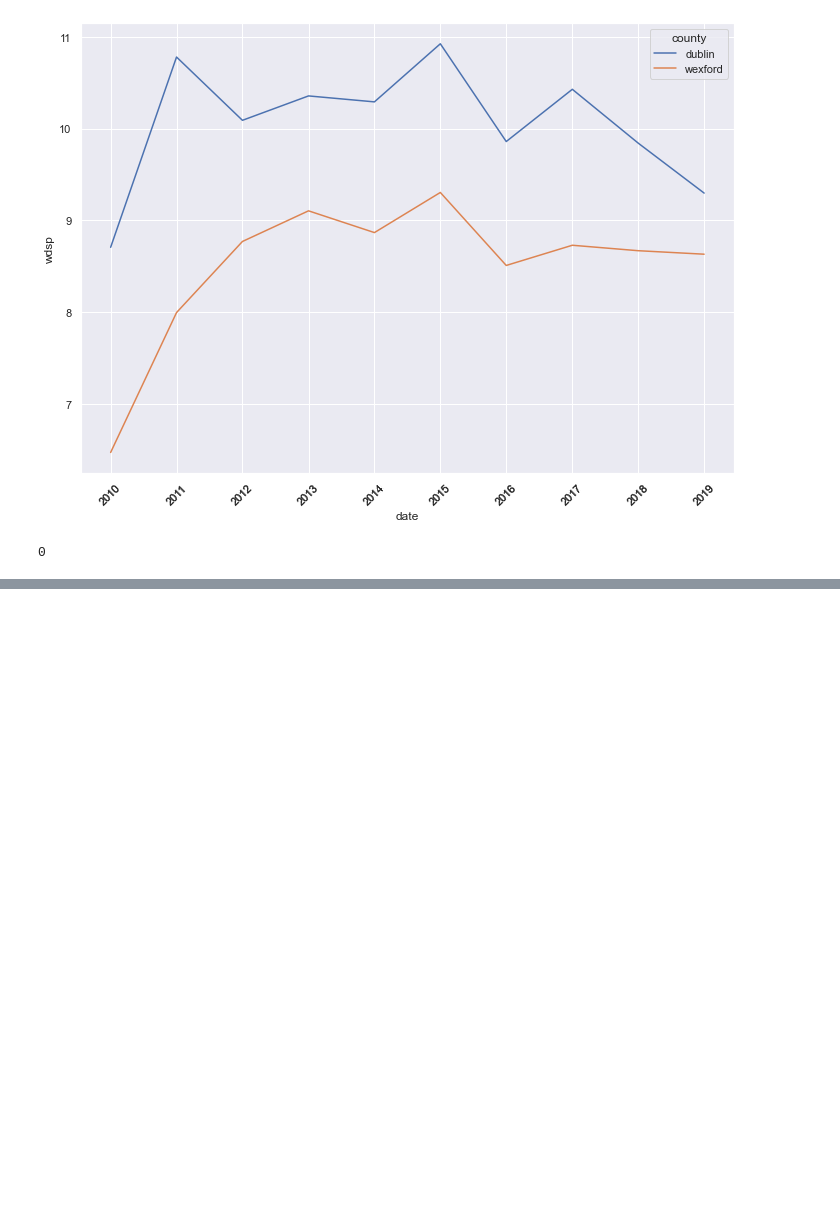
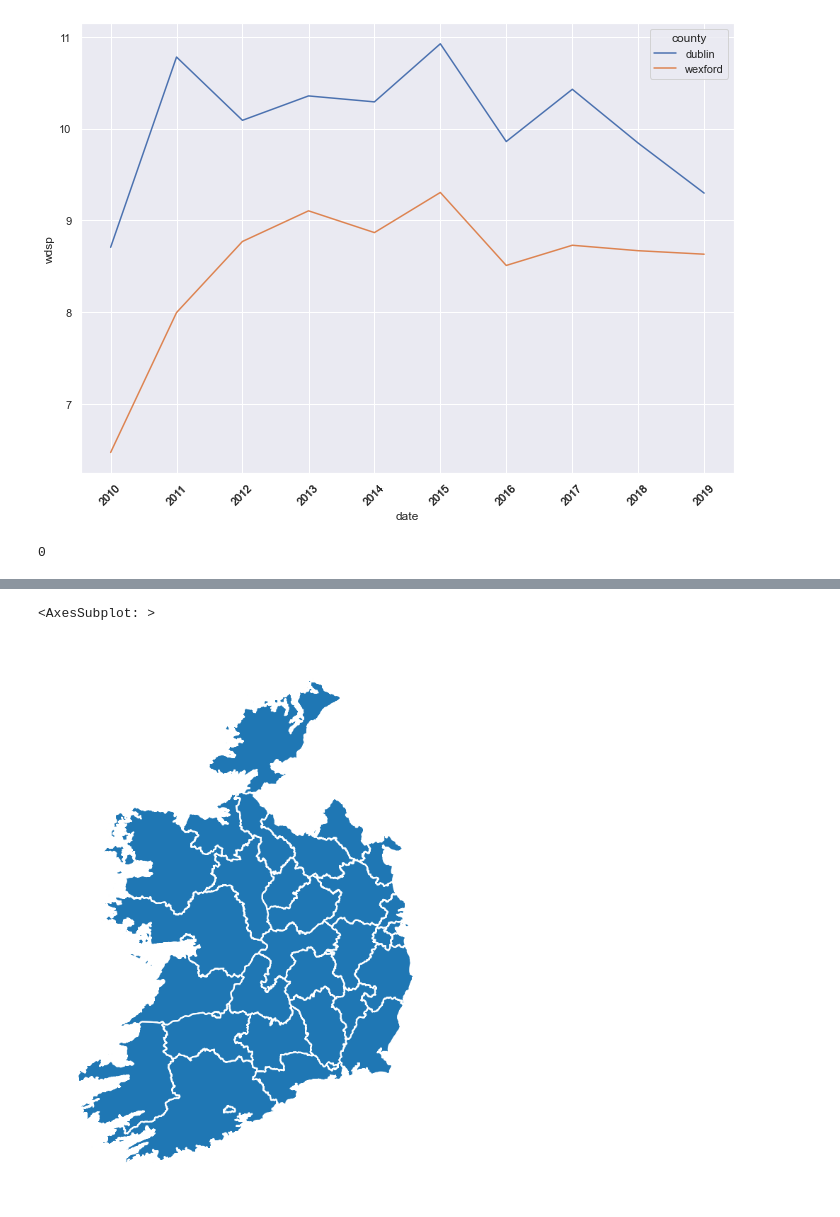
Before and after one commit to oislen/IrishClimateChange, a Jupyter notebook: scripts/02_data_analysis.ipynb, the cells around one changed output, grey strips where cells are left out. Drawn from its saved outputs; the diff is of its cells as text; code cells hidden in the pictures; blank space fills up the shorter version.

```diff
--- a/scripts/02_data_analysis.ipynb
+++ b/scripts/02_data_analysis.ipynb
@@ -92,0 +82,7 @@ time_plot(year_data, x = 'date', y = 'rain', hue = 'county', strftime = year_str
+# %%
+counties_fpath = os.path.join(cons.census_2011_dir, 'Census2011_Admin_Counties_generalised20m\\Census2011_Admin_Counties_generalised20m.shp')
+counties = gpd.read_file(counties_fpath)
+counties.columns
+counties['COUNTYNAME']
+counties['geometry'].crs
+geo = counties['geometry']
@@ -92,0 +99,9 @@ time_plot(year_data, x = 'date', y = 'rain', hue = 'county', strftime = year_str
+# %%
+# create map of ireland
+fig, ax1 = plt.subplots(figsize=(10, 10))
+plt.axis('off')
+counties['geometry'].plot(ax=ax1)
+counties['geometry'].boundary.plot(ax = ax1, color = 'white')
+# %% [output]
+<AxesSubplot: >
+[figure, added]
```
Also changed, not shown: parts of 7 cells of this notebook.
